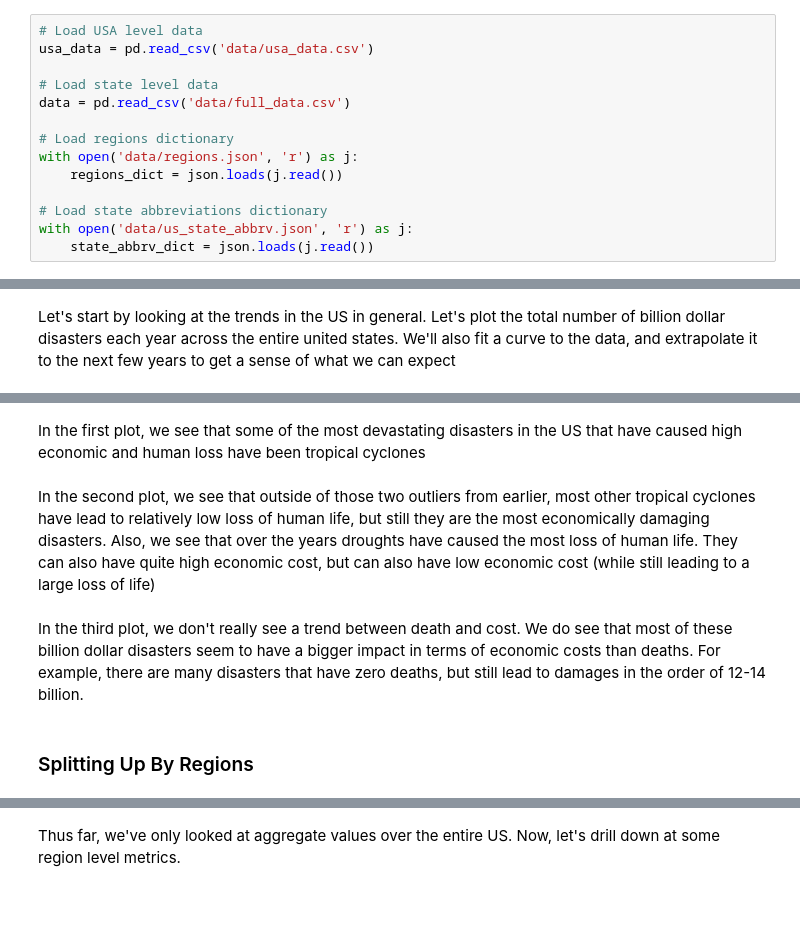
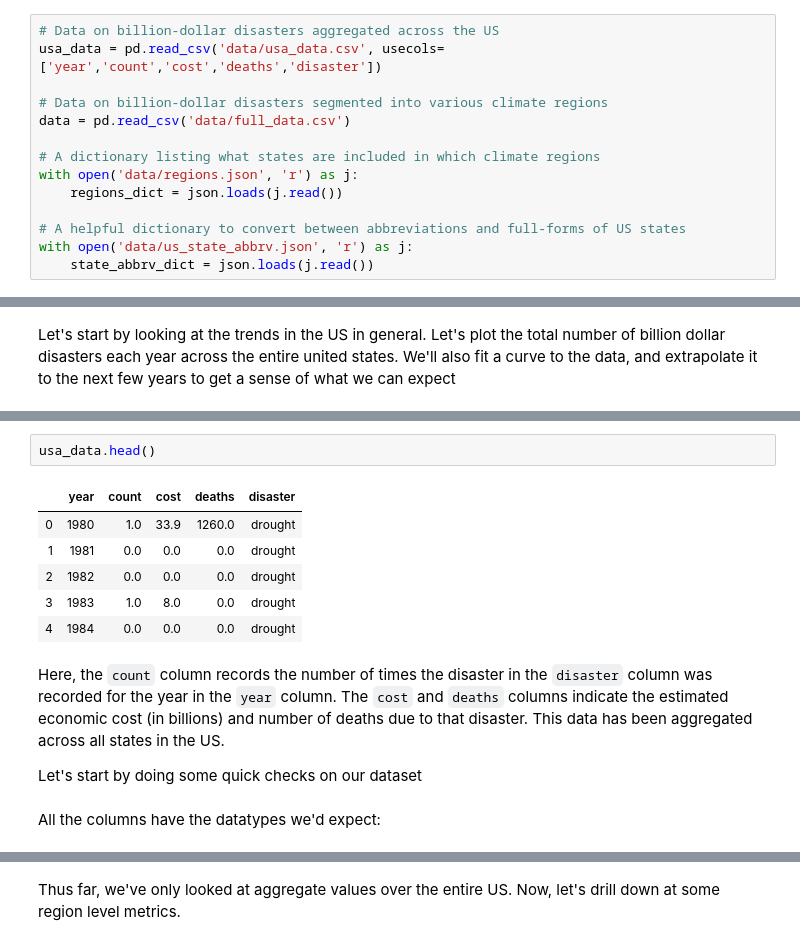
Before and after one commit to sandeshAdhikary/visualizations, a Jupyter notebook: A2-extreme-weather/Exploratory Data Analysis.ipynb, the cells around one changed output, grey strips where cells are left out. Saved outputs shown, nothing was run; the diff lists cells and outputs as text; blank space fills up the shorter version.

```diff
--- a/A2-extreme-weather/Exploratory Data Analysis.ipynb
+++ b/A2-extreme-weather/Exploratory Data Analysis.ipynb
@@ -31,15 +35,15 @@ We will attempt to answer the following questions, primarily through visualizati
 # %%
-# Load USA level data
-usa_data = pd.read_csv('data/usa_data.csv')
+# Data on billion-dollar disasters aggregated across the US
+usa_data = pd.read_csv('data/usa_data.csv', usecols=['year','count','cost','deaths','disaster'])
 
-# Load state level data
+# Data on billion-dollar disasters segmented into various climate regions
 data = pd.read_csv('data/full_data.csv')
 
-# Load regions dictionary
+# A dictionary listing what states are included in which climate regions
 with open('data/regions.json', 'r') as j:
     regions_dict = json.loads(j.read())
 
-# Load state abbreviations dictionary
+# A helpful dictionary to convert between abbreviations and full-forms of US states
 with open('data/us_state_abbrv.json', 'r') as j:
     state_abbrv_dict = json.loads(j.read())
 # %% [markdown]
@@ -412,8 +53,15 @@ alt.hconcat(full_plot, red_plot1, red_plot2)
-# %% [markdown]
-In the first plot, we see that some of the most devastating disasters in the US that have caused high economic and human loss have been tropical cyclones
-# %% [markdown]
-In the second plot, we see that outside of those two outliers from earlier, most other tropical cyclones have lead to relatively low loss of human life, but still they are the most economically damaging disasters. Also, we see that over the years droughts have caused the most loss of human life. They can also have quite high economic cost, but can also have low economic cost (while still leading to a large loss of life)
-# %% [markdown]
-In the third plot, we don't really see a trend between death and cost. We do see that most of these billion dollar disasters seem to have a bigger impact in terms of economic costs than deaths. For example, there are many disasters that have zero deaths, but still lead to damages in the order of 12-14 billion.
-# %% [markdown]
-### Splitting Up By Regions
+# %%
+usa_data.head()
+# %% [output]
+|  | year | count | cost | deaths | disaster |
+| 0 | 1980 | 1.0 | 33.9 | 1260.0 | drought |
+| 1 | 1981 | 0.0 | 0.0 | 0.0 | drought |
+| 2 | 1982 | 0.0 | 0.0 | 0.0 | drought |
+| 3 | 1983 | 1.0 | 8.0 | 0.0 | drought |
+| 4 | 1984 | 0.0 | 0.0 | 0.0 | drought |
+# %% [markdown]
+Here, the `count` column records the number of times the disaster in the `disaster` column was recorded for the year in the `year` column. The `cost` and `deaths` columns indicate the estimated economic cost (in billions) and number of deaths due to that disaster. This data has been aggregated across all states in the US.
+
+Let's start by doing some quick checks on our dataset
+# %% [markdown]
+All the columns have the datatypes we'd expect:
```
Also changed, not shown: parts of 86 cells of this notebook.
